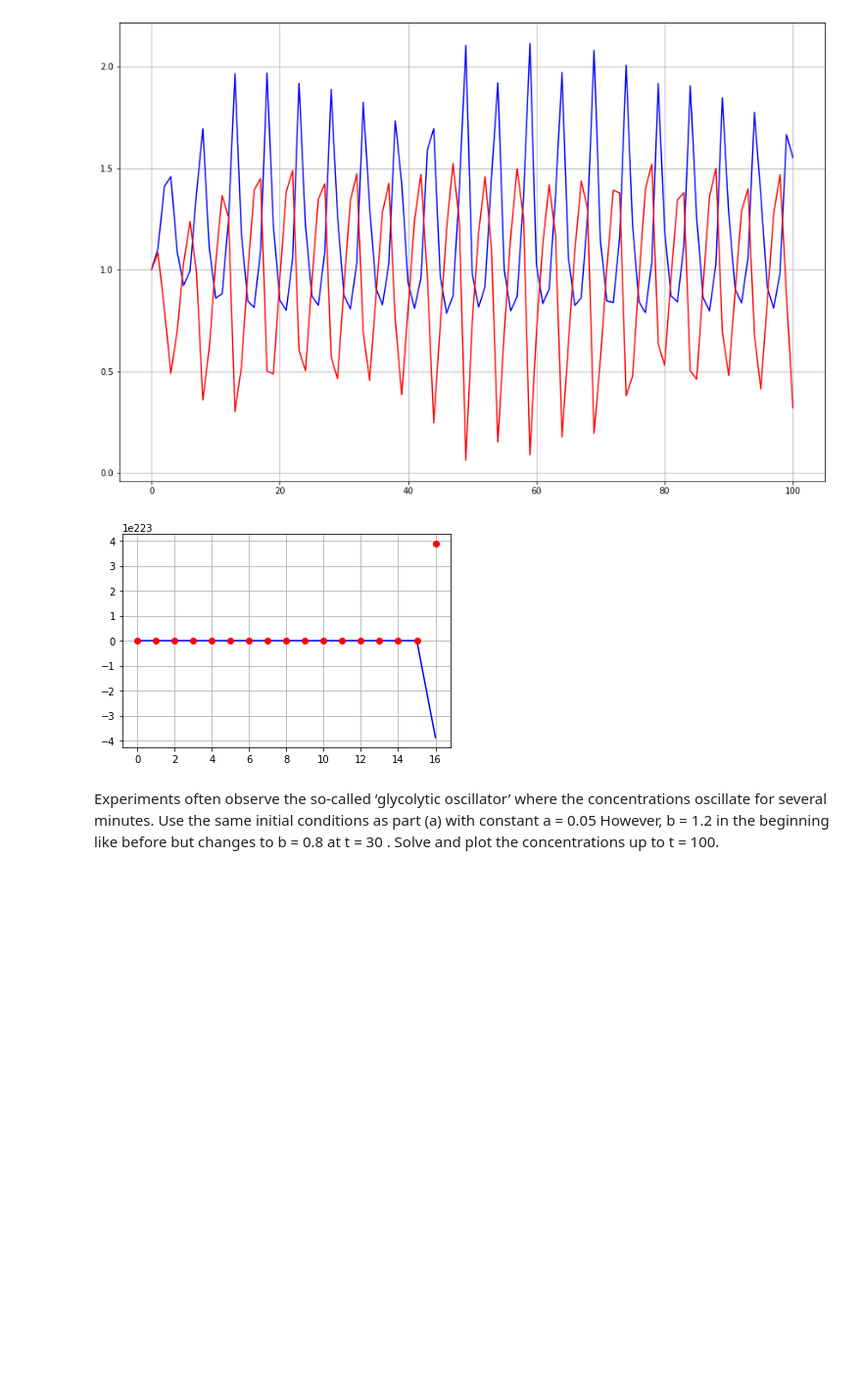
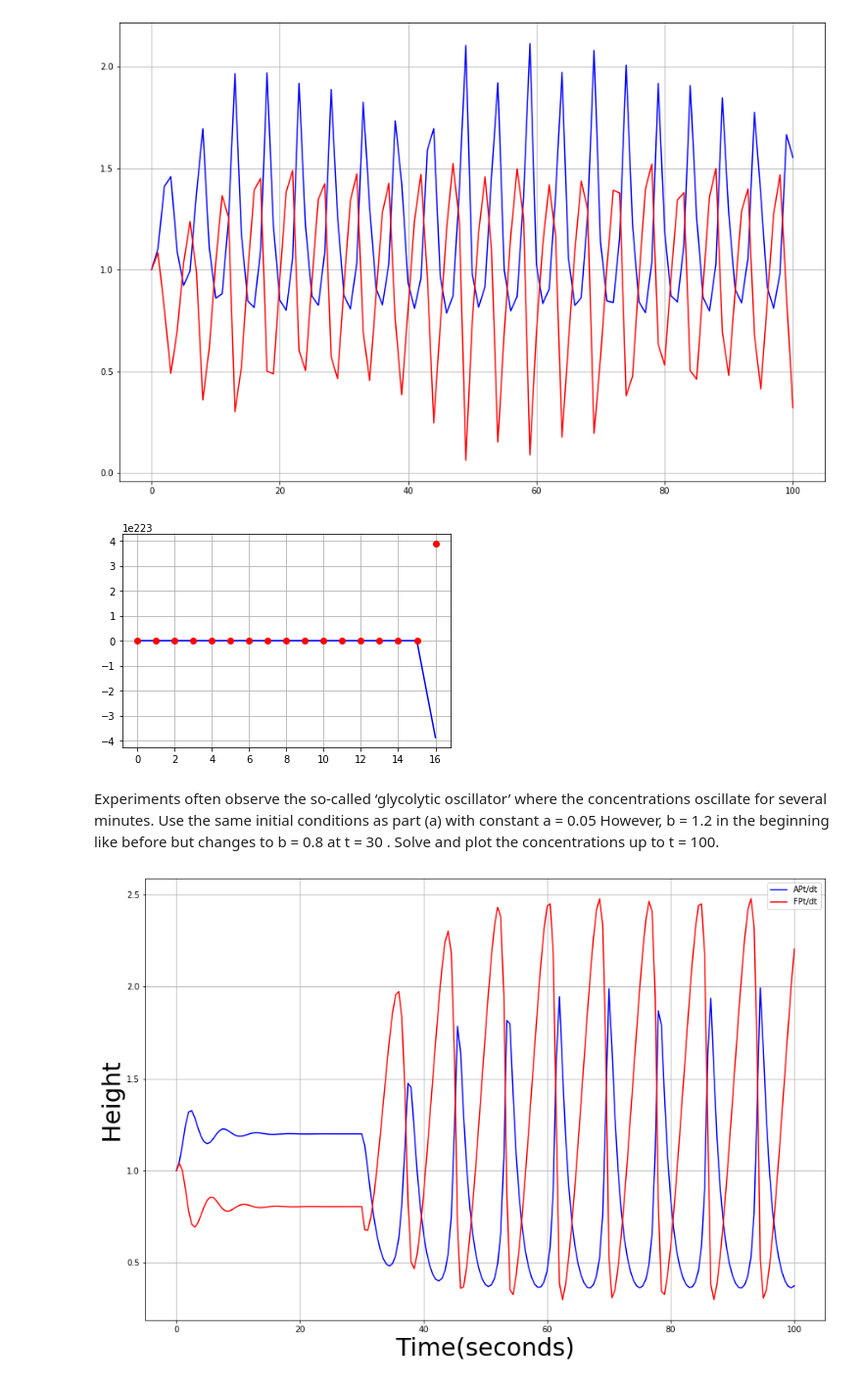
Before and after one commit to Chineme1/Project3, a Jupyter notebook: Project 3 G4.ipynb, the cells around one changed output. Shown: that part at 98% size. Cells and saved outputs as stored; diff of their text form; code cells hidden in the pictures; blank space fills up the shorter version.

```diff
--- a/Project 3 G4.ipynb
+++ b/Project 3 G4.ipynb
@@ -152,3 +152,75 @@ Experiments often observe the so-called ‘glycolytic oscillator’ where the co
 oscillate for several minutes. Use the same initial conditions as part (a) with constant
 a = 0.05 However, b = 1.2 in the beginning like before but changes to b = 0.8 at t = 30 .
 Solve and plot the concentrations up to t = 100.
+# %%
+import numpy as np
+import matplotlib.pyplot as plt
+import sys
+a = 0.05
+b = 1.2
+
+
+def APt(x,y,t): return -1*x + a*y + y*x**2
+def FPt(x,y,t): return b -1*a*y - y*x**2
+h = 0.5
+t = np.arange(0,100+h,h)
+x = np.zeros(t.shape)
+y = np.zeros(t.shape)
+x[0] = 1
+y[0] = 1
+#I'maa make a Runge-Kunta method 4 cause it's more accurate.
+# I did and modified the code from the tutorial and got this.
+for i in range(len(t)-1):
+    if t[i] < 30:
+        kx1 = APt(x[i], y[i], t[i])
+        ky1 = FPt(x[i], y[i], t[i])
+
+        kx2 = APt(x[i]+ h*kx1/2, y[i] + h*ky1/2,t[i]+h/2)
+        ky2 = FPt(x[i]+ h*kx1/2, y[i] + h*ky1/2,t[i]+h/2)
+
+        kx3 = APt(x[i]+ h*kx2/2, y[i] + h*ky2/2,t[i]+h/2)
+        ky3 = FPt(x[i]+ h*kx2/2, y[i] + h*ky2/2,t[i]+h/2)
+
+        kx4 = APt(x[i]+ h*kx3, y[i] + h*ky3,t[i]+h/2)
+        ky4 = FPt(x[i]+ h*kx3, y[i] + h*ky3,t[i]+h/2)
+
+        kx = (kx1 +2*kx2 + 2*kx3 +kx4)/6
+        ky = (ky1 + 2*ky2 + 2*ky3 + ky4)/6
+
+        x[i+1] = x[i] + h*kx
+        y[i+1] = y[i] + h*ky
+    if t[i] >= 30:
+        b=0.8
+        kx1 = APt(x[i], y[i], t[i])
+        ky1 = FPt(x[i], y[i], t[i])
+
+        kx2 = APt(x[i]+ h*kx1/2, y[i] + h*ky1/2,t[i]+h/2)
+        ky2 = FPt(x[i]+ h*kx1/2, y[i] + h*ky1/2,t[i]+h/2)
+
+        kx3 = APt(x[i]+ h*kx2/2, y[i] + h*ky2/2,t[i]+h/2)
+        ky3 = FPt(x[i]+ h*kx2/2, y[i] + h*ky2/2,t[i]+h/2)
+
+        kx4 = APt(x[i]+ h*kx3, y[i] + h*ky3,t[i]+h/2)
+        ky4 = FPt(x[i]+ h*kx3, y[i] + h*ky3,t[i]+h/2)
+
+        kx = (kx1 +2*kx2 + 2*kx3 +kx4)/6
+        ky = (ky1 + 2*ky2 + 2*ky3 + ky4)/6
+
+        x[i+1] = x[i] + h*kx
+        y[i+1] = y[i] + h*ky
+
+
+
+plt.figure(figsize=(15,10))
+plt.plot(t,x,'b-', label='APt/dt')
+plt.plot(t,y,'r', label='FPt/dt')
+plt.xlabel('Time(seconds)',size ='30')
+plt.ylabel('Height',size ='30')
+plt.legend()
+plt.grid()
+plt.show()
+
+#AP=
+#FP =
+# %% [output]
+[figure, added]
```
